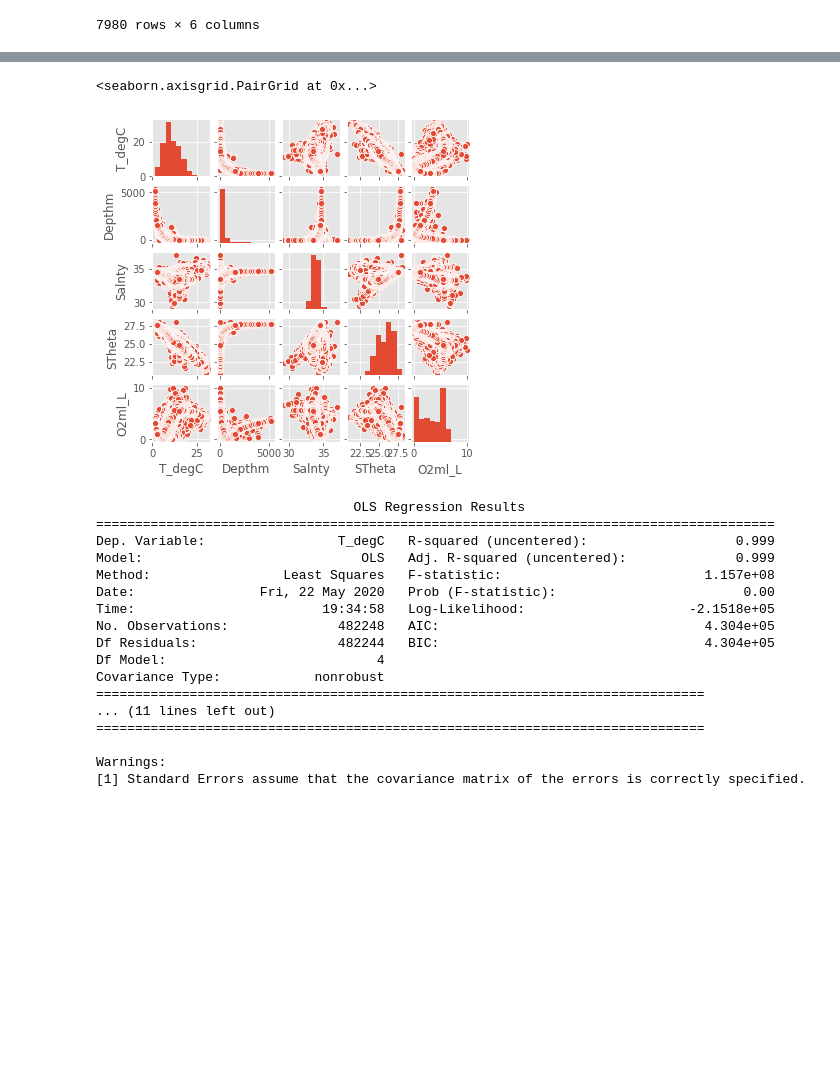
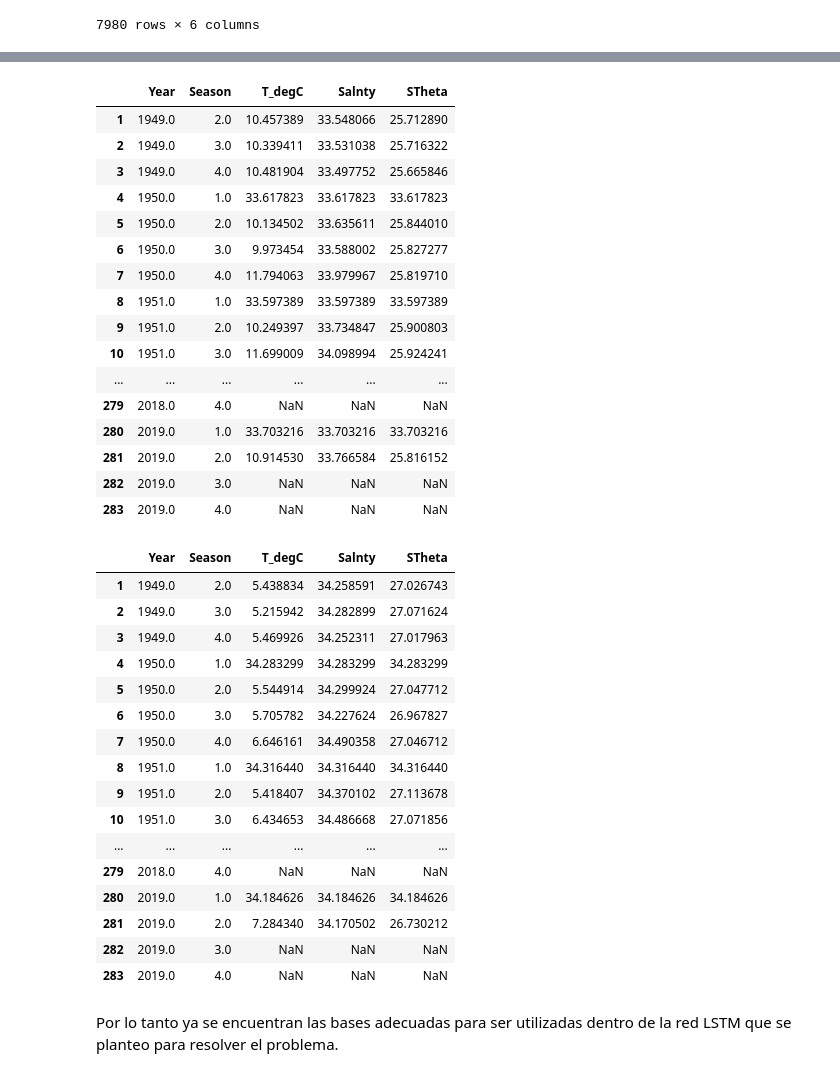
Before and after one commit to Lmdela/Trabajo-de-Mineria-de-Datos, a Jupyter notebook: Adecuación_de_la_base_de_datos.ipynb, the cells around one changed output, grey strips where cells are left out. Cells and saved outputs as stored; diff of their text form; code cells hidden in the pictures; blank space fills up the shorter version.

```diff
--- a/Adecuación_de_la_base_de_datos.ipynb
+++ b/Adecuación_de_la_base_de_datos.ipynb
@@ -369,27 +239,40 @@ for xxxx in range(lowdata.T_degC.isnull().sum()):
-# %%
-sb.pairplot(data,height=1,vars=["T_degC","Depthm","Salnty","STheta","O2ml_L"],kind='scatter')
-# %% [output]
-<seaborn.axisgrid.PairGrid at 0x...>
-[figure, removed]
-# %%
-model = sm.OLS(data.T_degC,pd.concat([data.Depthm,data.Salnty,data.STheta,data.O2ml_L], axis=1))
-results=model.fit()
-print(results.summary())
-# %% [output]
-                                 OLS Regression Results
-=======================================================================================
-Dep. Variable:                 T_degC   R-squared (uncentered):                   0.999
-Model:                            OLS   Adj. R-squared (uncentered):              0.999
-Method:                 Least Squares   F-statistic:                          1.157e+08
-Date:                Fri, 22 May 2020   Prob (F-statistic):                        0.00
-Time:                        19:34:58   Log-Likelihood:                     -2.1518e+05
-No. Observations:              482248   AIC:                                  4.304e+05
-Df Residuals:                  482244   BIC:                                  4.304e+05
-Df Model:                           4
-Covariance Type:            nonrobust
-==============================================================================
-... (11 lines left out)
-==============================================================================
-
-Warnings:
-[1] Standard Errors assume that the covariance matrix of the errors is correctly specified.
+# %%
+middata
+# %% [output]
+|  | Year | Season | T_degC | Salnty | STheta |
+| 1 | 1949.0 | 2.0 | 10.457389 | 33.548066 | 25.712890 |
+| 2 | 1949.0 | 3.0 | 10.339411 | 33.531038 | 25.716322 |
+| 3 | 1949.0 | 4.0 | 10.481904 | 33.497752 | 25.665846 |
+| 4 | 1950.0 | 1.0 | 33.617823 | 33.617823 | 33.617823 |
+| 5 | 1950.0 | 2.0 | 10.134502 | 33.635611 | 25.844010 |
+| 6 | 1950.0 | 3.0 | 9.973454 | 33.588002 | 25.827277 |
+| 7 | 1950.0 | 4.0 | 11.794063 | 33.979967 | 25.819710 |
+| 8 | 1951.0 | 1.0 | 33.597389 | 33.597389 | 33.597389 |
+| 9 | 1951.0 | 2.0 | 10.249397 | 33.734847 | 25.900803 |
+| 10 | 1951.0 | 3.0 | 11.699009 | 34.098994 | 25.924241 |
+| ... | ... | ... | ... | ... | ... |
+| 279 | 2018.0 | 4.0 | NaN | NaN | NaN |
+| 280 | 2019.0 | 1.0 | 33.703216 | 33.703216 | 33.703216 |
+| 281 | 2019.0 | 2.0 | 10.914530 | 33.766584 | 25.816152 |
+| 282 | 2019.0 | 3.0 | NaN | NaN | NaN |
+| 283 | 2019.0 | 4.0 | NaN | NaN | NaN |
+# %%
+highdata
+# %% [output]
+|  | Year | Season | T_degC | Salnty | STheta |
+| 1 | 1949.0 | 2.0 | 5.438834 | 34.258591 | 27.026743 |
+| 2 | 1949.0 | 3.0 | 5.215942 | 34.282899 | 27.071624 |
+| 3 | 1949.0 | 4.0 | 5.469926 | 34.252311 | 27.017963 |
+| 4 | 1950.0 | 1.0 | 34.283299 | 34.283299 | 34.283299 |
+| 5 | 1950.0 | 2.0 | 5.544914 | 34.299924 | 27.047712 |
+| 6 | 1950.0 | 3.0 | 5.705782 | 34.227624 | 26.967827 |
+| 7 | 1950.0 | 4.0 | 6.646161 | 34.490358 | 27.046712 |
+| 8 | 1951.0 | 1.0 | 34.316440 | 34.316440 | 34.316440 |
+| 9 | 1951.0 | 2.0 | 5.418407 | 34.370102 | 27.113678 |
+| 10 | 1951.0 | 3.0 | 6.434653 | 34.486668 | 27.071856 |
+| ... | ... | ... | ... | ... | ... |
+| 279 | 2018.0 | 4.0 | NaN | NaN | NaN |
+| 280 | 2019.0 | 1.0 | 34.184626 | 34.184626 | 34.184626 |
+| 281 | 2019.0 | 2.0 | 7.284340 | 34.170502 | 26.730212 |
+| 282 | 2019.0 | 3.0 | NaN | NaN | NaN |
+| 283 | 2019.0 | 4.0 | NaN | NaN | NaN |
@@ -395,0 +283,2 @@ Warnings:
+# %% [markdown]
+Por lo tanto ya se encuentran las bases adecuadas  para ser utilizadas dentro de la red LSTM que se planteo para resolver el problema.
```
Also changed, not shown: parts of 19 cells of this notebook.
